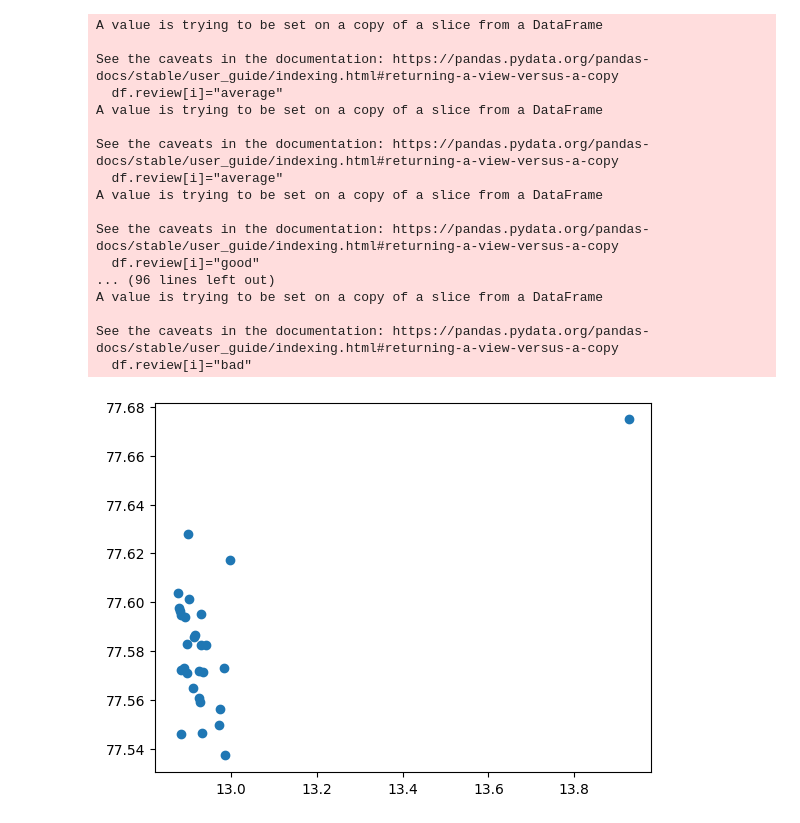
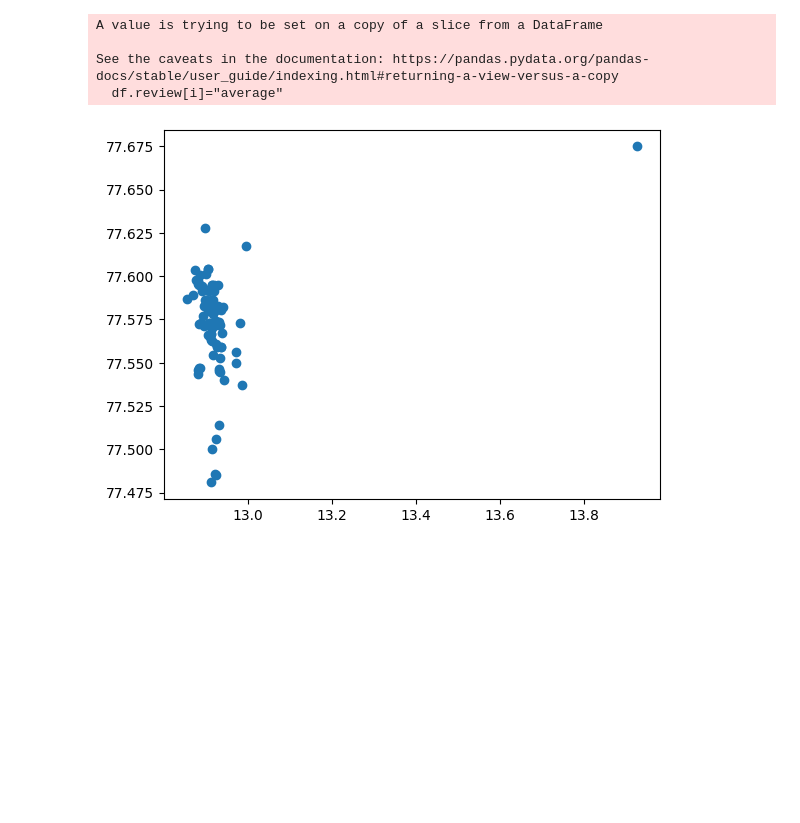
Before and after one commit to Laharishree/Final-Year-Project, a Jupyter notebook: dataCleaning.ipynb, the cells around one changed output. Cells and saved outputs as stored; diff of their text form; code cells hidden in the pictures; blank space fills up the shorter version.

```diff
--- a/dataCleaning.ipynb
+++ b/dataCleaning.ipynb
@@ -14,37 +14,24 @@ df.head()
 # %%
 def Add_review(df):
     for i in range(len(df)-1):
-        if int(df.Rating[i])>4.5:
+        if float(df.Rating[i])>4.5:
             df.review[i]="good"
-        elif  int(df.Rating[i])<=4.5 and int(df.Rating[i])>3.5:
+        elif  float(df.Rating[i])<4.5 or float(df.Rating[i])>3.5:
             df.review[i]="average"
         else:
             df.review[i]="bad"
 # %%
 Add_review(df)
 df.head(10)
 import matplotlib.pyplot as plt
-plt.scatter(df["latitude"],df["longitutde"])
+plt.scatter(df["latitude"],df["longitude"])
 plt.show()
 # %% [output]
 A value is trying to be set on a copy of a slice from a DataFrame
 
 See the caveats in the documentation: https://pandas.pydata.org/pandas-docs/stable/user_guide/indexing.html#returning-a-view-versus-a-copy
   df.review[i]="average"
-A value is trying to be set on a copy of a slice from a DataFrame
-
-See the caveats in the documentation: https://pandas.pydata.org/pandas-docs/stable/user_guide/indexing.html#returning-a-view-versus-a-copy
-  df.review[i]="average"
-A value is trying to be set on a copy of a slice from a DataFrame
-
-See the caveats in the documentation: https://pandas.pydata.org/pandas-docs/stable/user_guide/indexing.html#returning-a-view-versus-a-copy
-  df.review[i]="good"
-... (96 lines left out)
-A value is trying to be set on a copy of a slice from a DataFrame
-
-See the caveats in the documentation: https://pandas.pydata.org/pandas-docs/stable/user_guide/indexing.html#returning-a-view-versus-a-copy
-  df.review[i]="bad"
-[figure, old version]
+[figure, new version]
 # %%
 df['wifi'].isnull().sum()
 # %% [output]
```
Also changed, not shown: parts of 8 cells of this notebook, 2 other files.
